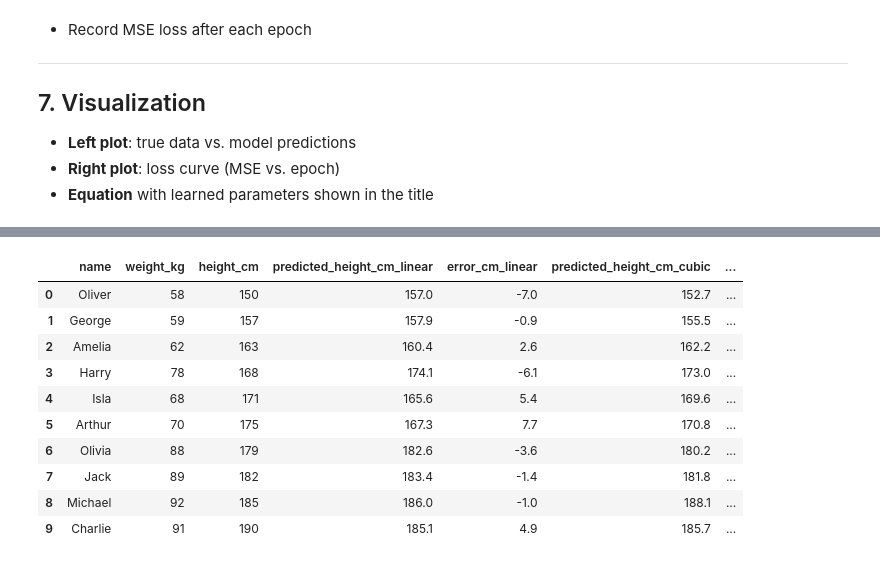
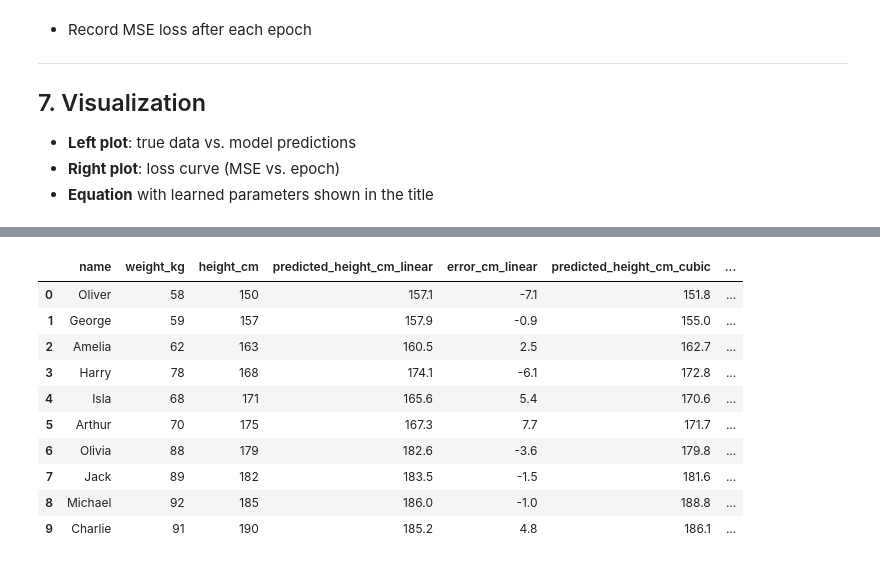
Before and after one commit to Saukkoriipi/math-for-ai, a Jupyter notebook: notebook/height_prediction_demo.ipynb, the cells around one changed output, grey strips where cells are left out. Cells and saved outputs as stored; diff of their text form; code cells hidden in the pictures.

```diff
--- a/notebook/height_prediction_demo.ipynb
+++ b/notebook/height_prediction_demo.ipynb
@@ -352,4 +480,4 @@ for i, row in df.iterrows():
-    y_hat_n = forward_pass(w, x_n)
+    y_hat_n = forward_pass(w, b, x_n)
     y_hat = zy.inverse_transform(y_hat_n)
     # store scalar value
     df.at[i, "predicted_height_cm_linear"] = round(y_hat.item(), 1)
@@ -642,18 +786,18 @@ for i, row in df.iterrows():
-    y_hat_n = forward_pass(w, x_n)
+    y_hat_n = forward_pass(w1, w2, w3, b, x_n)
     y_hat = zy.inverse_transform(y_hat_n)
     # store scalar value
     df.at[i, "predicted_height_cm_cubic"] = round(y_hat.item(), 1)
     df.at[i, "error_cm_cubic"] = df.at[i, "height_cm"] - round(y_hat.item(), 1)
 df
 # %% [output]
 |  | name | weight_kg | height_cm | predicted_height_cm_linear | error_cm_linear | predicted_height_cm_cubic | ... |
-| 0 | Oliver | 58 | 150 | 157.0 | -7.0 | 152.7 | ... |
-| 1 | George | 59 | 157 | 157.9 | -0.9 | 155.5 | ... |
-| 2 | Amelia | 62 | 163 | 160.4 | 2.6 | 162.2 | ... |
-| 3 | Harry | 78 | 168 | 174.1 | -6.1 | 173.0 | ... |
-| 4 | Isla | 68 | 171 | 165.6 | 5.4 | 169.6 | ... |
-| 5 | Arthur | 70 | 175 | 167.3 | 7.7 | 170.8 | ... |
-| 6 | Olivia | 88 | 179 | 182.6 | -3.6 | 180.2 | ... |
-| 7 | Jack | 89 | 182 | 183.4 | -1.4 | 181.8 | ... |
-| 8 | Michael | 92 | 185 | 186.0 | -1.0 | 188.1 | ... |
-| 9 | Charlie | 91 | 190 | 185.1 | 4.9 | 185.7 | ... |
+| 0 | Oliver | 58 | 150 | 157.1 | -7.1 | 151.8 | ... |
+| 1 | George | 59 | 157 | 157.9 | -0.9 | 155.0 | ... |
+| 2 | Amelia | 62 | 163 | 160.5 | 2.5 | 162.7 | ... |
+| 3 | Harry | 78 | 168 | 174.1 | -6.1 | 172.8 | ... |
+| 4 | Isla | 68 | 171 | 165.6 | 5.4 | 170.6 | ... |
+| 5 | Arthur | 70 | 175 | 167.3 | 7.7 | 171.7 | ... |
+| 6 | Olivia | 88 | 179 | 182.6 | -3.6 | 179.8 | ... |
+| 7 | Jack | 89 | 182 | 183.5 | -1.5 | 181.6 | ... |
+| 8 | Michael | 92 | 185 | 186.0 | -1.0 | 188.8 | ... |
+| 9 | Charlie | 91 | 190 | 185.2 | 4.8 | 186.1 | ... |
```
Also changed, not shown: parts of 7 cells of this notebook, 3 other files.
